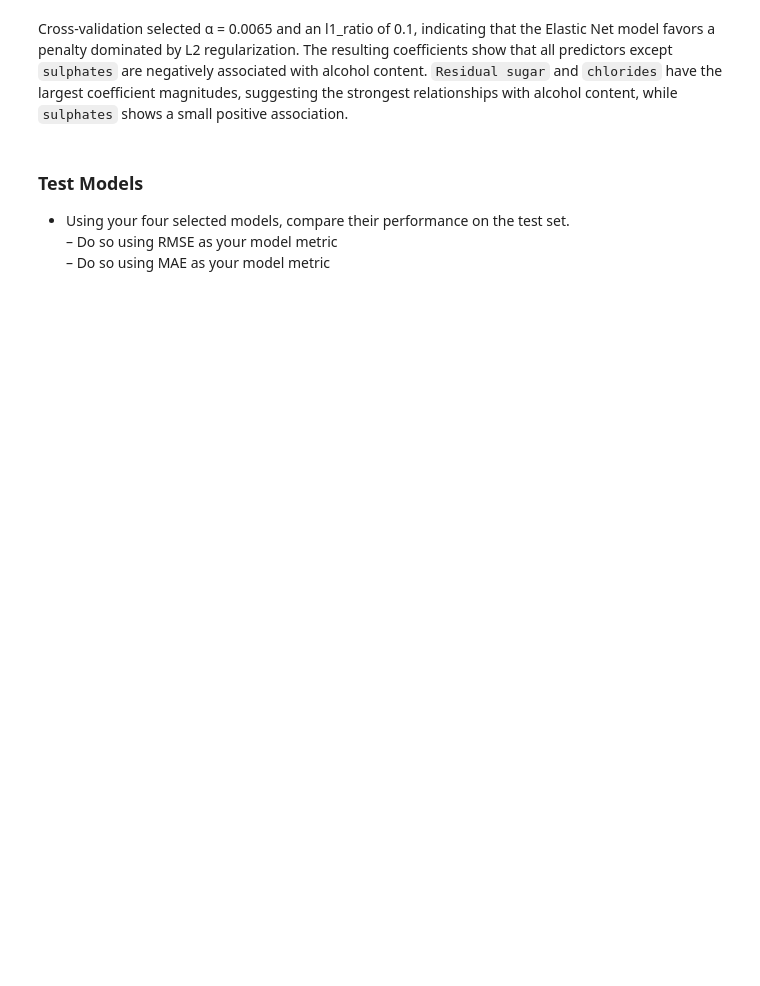
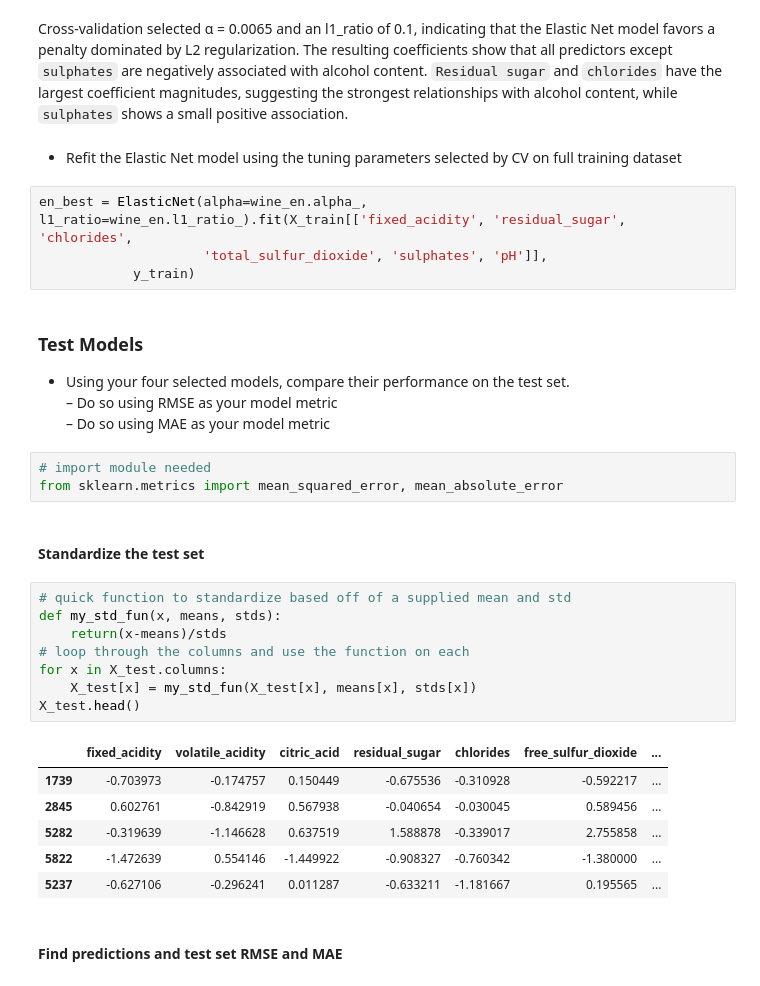
Before and after one commit to fhzhkunming/ST-554-HW7, a Jupyter notebook: HW7_Hui.ipynb, the cells around one changed output. Saved outputs shown, nothing was run; the diff lists cells and outputs as text; blank space fills up the shorter version.

```diff
--- a/HW7_Hui.ipynb
+++ b/HW7_Hui.ipynb
@@ -440,8 +452,36 @@ print(en.coef_)                          # final Elastic Net coefficients
 [-0.17953504 -0.35082452 -0.41475962 -0.2987029   0.0726287  -0.06183139]
 # %% [markdown]
 Cross-validation selected α = 0.0065 and an l1_ratio of 0.1, indicating that the Elastic Net model favors a penalty dominated by L2 regularization. The resulting coefficients show that all predictors except `sulphates` are negatively associated with alcohol content. `Residual sugar` and `chlorides` have the largest coefficient magnitudes, suggesting the strongest relationships with alcohol content, while `sulphates` shows a small positive association.
+# %% [markdown]
+- Refit the Elastic Net model using the tuning parameters selected by CV on full training dataset
+# %%
+en_best = ElasticNet(alpha=wine_en.alpha_, l1_ratio=wine_en.l1_ratio_).fit(X_train[['fixed_acidity', 'residual_sugar', 'chlorides',
+                     'total_sulfur_dioxide', 'sulphates', 'pH']],
+            y_train)
 # %% [markdown]
 ### Test Models
 - Using your four selected models, compare their performance on the test set.\
     – Do so using RMSE as your model metric\
     – Do so using MAE as your model metric
+# %%
+# import module needed
+from sklearn.metrics import mean_squared_error, mean_absolute_error
+# %% [markdown]
+#### Standardize the test set
+# %%
+# quick function to standardize based off of a supplied mean and std
+def my_std_fun(x, means, stds):
+    return(x-means)/stds
+# loop through the columns and use the function on each
+for x in X_test.columns:
+    X_test[x] = my_std_fun(X_test[x], means[x], stds[x])
+X_test.head()
+# %% [output]
+|  | fixed_acidity | volatile_acidity | citric_acid | residual_sugar | chlorides | free_sulfur_dioxide | ... |
+| 1739 | -0.703973 | -0.174757 | 0.150449 | -0.675536 | -0.310928 | -0.592217 | ... |
+| 2845 | 0.602761 | -0.842919 | 0.567938 | -0.040654 | -0.030045 | 0.589456 | ... |
+| 5282 | -0.319639 | -1.146628 | 0.637519 | 1.588878 | -0.339017 | 2.755858 | ... |
+| 5822 | -1.472639 | 0.554146 | -1.449922 | -0.908327 | -0.760342 | -1.380000 | ... |
+| 5237 | -0.627106 | -0.296241 | 0.011287 | -0.633211 | -1.181667 | 0.195565 | ... |
+# %% [markdown]
+#### Find predictions and test set RMSE and MAE
```
Also changed, not shown: parts of 66 cells of this notebook.
